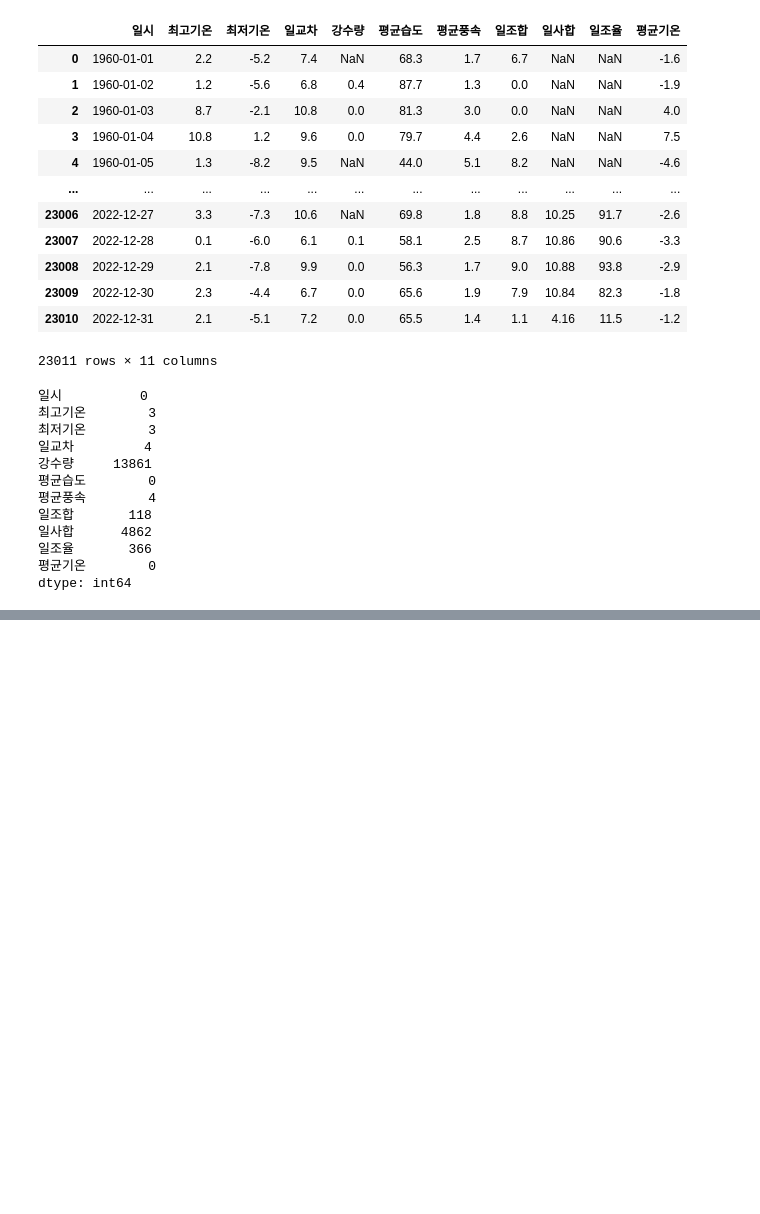
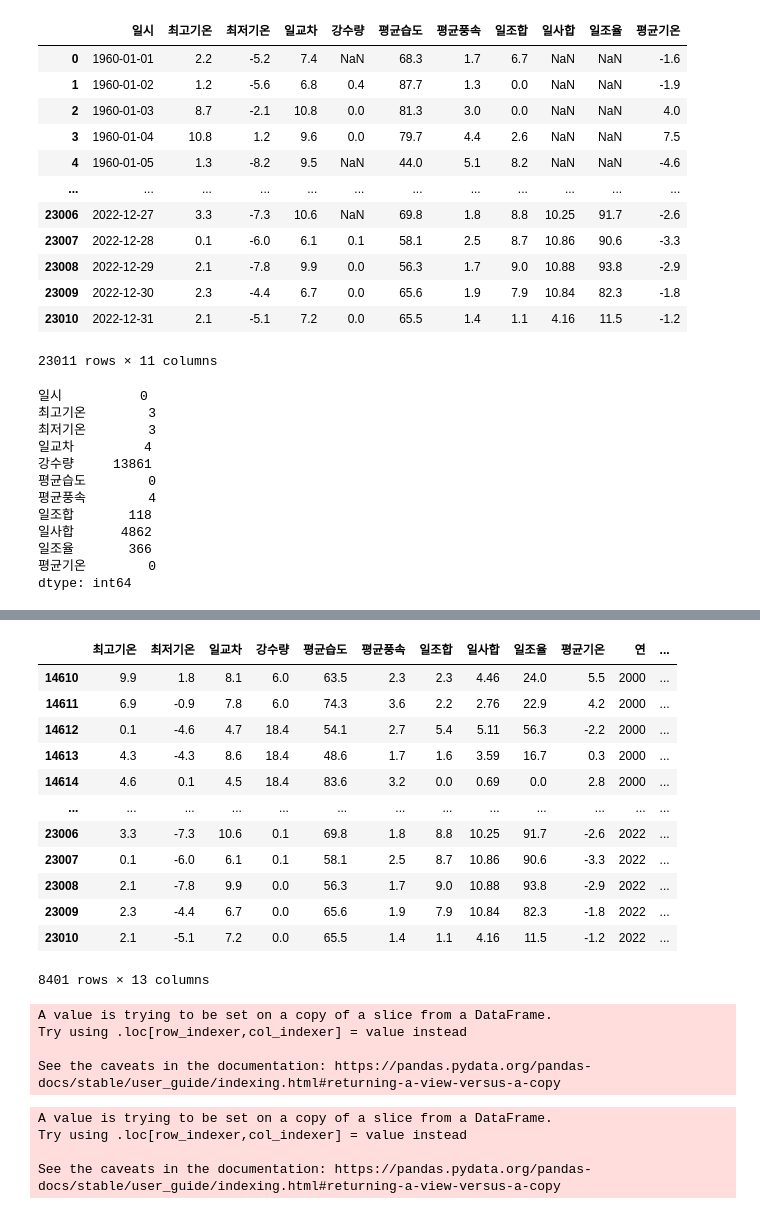
Before and after one commit to ericyun95/daconseoul, a Jupyter notebook: newdaconcode.ipynb, the cells around one changed output, grey strips where cells are left out. Drawn from its saved outputs; the diff is of its cells as text; code cells hidden in the pictures; blank space fills up the shorter version.

```diff
--- a/newdaconcode.ipynb
+++ b/newdaconcode.ipynb
@@ -38,0 +102,25 @@ dtype: int64
+# %%
+df2 = df[df['연'].astype(int)>1999]
+# %%
+df2
+# %% [output]
+|  | 최고기온 | 최저기온 | 일교차 | 강수량 | 평균습도 | 평균풍속 | 일조합 | 일사합 | 일조율 | 평균기온 | 연 | ... |
+| 14610 | 9.9 | 1.8 | 8.1 | 6.0 | 63.5 | 2.3 | 2.3 | 4.46 | 24.0 | 5.5 | 2000 | ... |
+| 14611 | 6.9 | -0.9 | 7.8 | 6.0 | 74.3 | 3.6 | 2.2 | 2.76 | 22.9 | 4.2 | 2000 | ... |
+| 14612 | 0.1 | -4.6 | 4.7 | 18.4 | 54.1 | 2.7 | 5.4 | 5.11 | 56.3 | -2.2 | 2000 | ... |
+| 14613 | 4.3 | -4.3 | 8.6 | 18.4 | 48.6 | 1.7 | 1.6 | 3.59 | 16.7 | 0.3 | 2000 | ... |
+| 14614 | 4.6 | 0.1 | 4.5 | 18.4 | 83.6 | 3.2 | 0.0 | 0.69 | 0.0 | 2.8 | 2000 | ... |
+| ... | ... | ... | ... | ... | ... | ... | ... | ... | ... | ... | ... | ... |
+| 23006 | 3.3 | -7.3 | 10.6 | 0.1 | 69.8 | 1.8 | 8.8 | 10.25 | 91.7 | -2.6 | 2022 | ... |
+| 23007 | 0.1 | -6.0 | 6.1 | 0.1 | 58.1 | 2.5 | 8.7 | 10.86 | 90.6 | -3.3 | 2022 | ... |
+| 23008 | 2.1 | -7.8 | 9.9 | 0.0 | 56.3 | 1.7 | 9.0 | 10.88 | 93.8 | -2.9 | 2022 | ... |
+| 23009 | 2.3 | -4.4 | 6.7 | 0.0 | 65.6 | 1.9 | 7.9 | 10.84 | 82.3 | -1.8 | 2022 | ... |
+| 23010 | 2.1 | -5.1 | 7.2 | 0.0 | 65.5 | 1.4 | 1.1 | 4.16 | 11.5 | -1.2 | 2022 | ... |
+8401 rows × 13 columns
+# %%
+df2['월일'] = df2['월'] + df2['일']
+# %% [output]
+A value is trying to be set on a copy of a slice from a DataFrame.
+Try using .loc[row_indexer,col_indexer] = value instead
+
+See the caveats in the documentation: https://pandas.pydata.org/pandas-docs/stable/user_guide/indexing.html#returning-a-view-versus-a-copy
@@ -38,0 +129,7 @@ dtype: int64
+# %%
+df2['x'] = df2.groupby('연').cumcount()+1
+# %% [output]
+A value is trying to be set on a copy of a slice from a DataFrame.
+Try using .loc[row_indexer,col_indexer] = value instead
+
+See the caveats in the documentation: https://pandas.pydata.org/pandas-docs/stable/user_guide/indexing.html#returning-a-view-versus-a-copy
```
Also changed, not shown: parts of 21 cells of this notebook.
